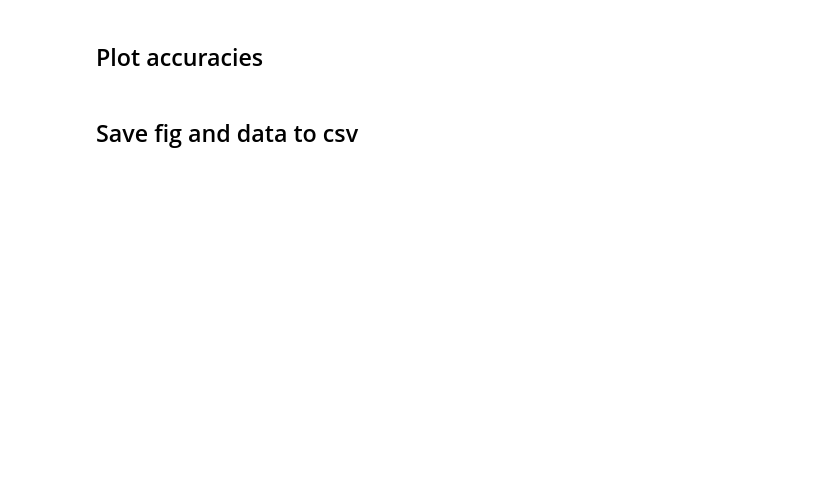
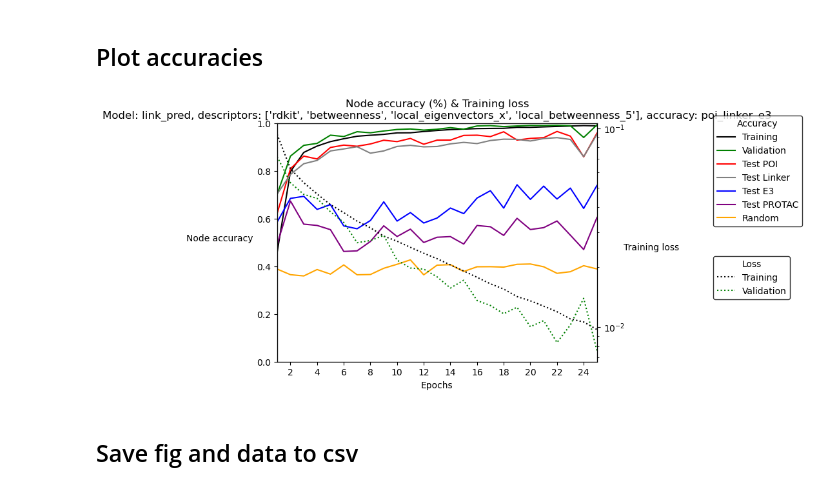
Before and after one commit to ribesstefano/PROTAC-Splitter, a Jupyter notebook: notebooks/GNN/gnn_full_pipeline_v1.2.ipynb, the cells around one changed output. Saved outputs shown, nothing was run; the diff lists cells and outputs as text; code cells hidden in the pictures; blank space fills up the shorter version.

```diff
--- a/notebooks/GNN/gnn_full_pipeline_v1.2.ipynb
+++ b/notebooks/GNN/gnn_full_pipeline_v1.2.ipynb
@@ -2369,7 +2452,7 @@ node_descriptors = core_descriptors + extra_desctiprots
 
 #I have more graph descriptors, but they are not highlighted here
 #Highlighted_graph_descriptors = ['betweenness', 'local_betweenness_5', 'local_eigenvectors_x', 'local_normAvgShortestPath_5', 'local_prod_betweenness_avgShortestPath_4']   ##Which graph descriptors to calculate for the data and use to train the GNN model. There exists more graph descriptors
-selected_graph_descriptors = ['betweenness'] #, 'local_eigenvectors_x', 'local_betweenness_5'] #['degree', 'closeness','betweenness', 'eigenvector'] ##eigenvector, 'local_ovality_4'
+selected_graph_descriptors = ['betweenness', 'local_eigenvectors_x', 'local_betweenness_5'] #['degree', 'closeness','betweenness', 'eigenvector'] ##eigenvector, 'local_ovality_4'
 
 
 model_types = ["boundary_pred", "node_pred", "node_pred_graph", "link_pred"]
@@ -2423,7 +2506,7 @@ if not load_datasets:
 save_datasets = False
 
 if save_datasets and not load_datasets:
-    dataset_path =  'datasets_train3720_desc_rdkit_betweenness_randbond.pickle' #'datasets_train1860_descrdkitgraph_randbond.pickle'  #'datasets_descrdkitgraph.pickle'
+    dataset_path =  'datasets_train3720_5xFold_desc_rdkit_betweenness_randbond.pickle' #'datasets_train1860_descrdkitgraph_randbond.pickle'  #'datasets_descrdkitgraph.pickle'
     if True: #not os.path.exists(dataset_path):
         with open(dataset_path, 'wb') as file:
             pickle.dump(datasets, file)
@@ -2903,6 +2986,7 @@ layer_dims = [1024 for i in range(num_layers)] #[128 for i in range(num_layers)]
 output_layer_type = "linear_linkpred_symmetric"                   #unsure if about data leakage withing a batch with a batchsize greater than 1 - I sum all node features in the batch - Should be sum over a graph, for all graphs
 gnn_layer_type = "GraphConv" #     ['GraphConv', 'GCNConv', 'GATConv', 'SAGEConv', 'TransformerConv'])   #Have not implemented AttentiveFP and GINConv yet.
 
+use_jumping_knowledge = True
 
 use_edge_information = False
 
@@ -2936,7 +3020,8 @@ init_params = {'model_type': model_type,
                'dropout_rate': dropout_rate,
                'use_batch_normalization': use_batch_normalization,
                'last_activation_function': last_activation_function,
-               'use_edge_information': use_edge_information}
+               'use_edge_information': use_edge_information,
+               'use_jumping_knowledge': use_jumping_knowledge}
 
 if 'model' in locals():
     del model
@@ -2949,7 +3034,9 @@ model.to(device=device)
 
 # Match predicted POI against E3's
 e3_trainval_substruct_smi_df_without_attachment = pd.read_csv('../../data/e3_trainval_substructures_without_attachment.csv')
+poi_trainval_substruct_smi_df_without_attachment = pd.read_csv('../../data/poi_trainval_substructures_without_attachment.csv')
 e3_database = e3_trainval_substruct_smi_df_without_attachment["E3 SMILES"].to_list()
+poi_database = poi_trainval_substruct_smi_df_without_attachment["POI SMILES"].to_list()
 
 
 
@@ -2960,13 +3047,15 @@ optimizer = optim.Adam
 criterion = nn.CrossEntropyLoss(reduction=criterion_reduction)
 regression_criterion = None #nn.L1Loss()
 
-accuracy_type =  "ligand_linker" #"poi_linker_e3" #
+accuracy_type =  "poi_linker_e3"#"ligand_linker" #"poi_linker_e3" #
+
+curriculum_learn_on_ligandLinker_for_x_epochs = 0 #not implemeted yet
 
 
 #Early stopping parameters
 num_epochs = 100
-max_epochs = 25 #another stopping criteria
-val_early_stopping = True #model looks back 2*n epochs to decide if it shall continue or stop, depending on validation loss. IF median has increased => Stop.
+max_epochs = 10 #another stopping criteria
+val_early_stopping = False #model looks back 2*n epochs to decide if it shall continue or stop, depending on validation loss. IF median has increased => Stop.
 median_over_n_val_losses = None# 15
 min_over_n_val_losses = 5
 stop_if_val_acc_below_x_at_n_list = None
@@ -3026,7 +3115,9 @@ def standard_train_model(model, datasets_custom = datasets): # [datasets[0][0],
                                 datasets_to_print=dataset_names, #number of elements is what matters, not which or how many: train->val->testsets
                                 compute_pretrained_values=compute_pretrained_values,
                                 accuracy_type=accuracy_type,
-                                e3_database=e3_database
+                                e3_database=e3_database,
+                                poi_database=poi_database,
+                                curriculum_learn_on_ligandLinker_for_x_epochs = curriculum_learn_on_ligandLinker_for_x_epochs
         )
     return output
 
@@ -3398,7 +3522,7 @@ ax1.tick_params(axis='y', labelcolor="black")
 ax1.set_ylim(bottom=0, top=1)
 ax1.set_xlim(left=min(x), right=max(x))
 #ax1.legend(loc='lower left')
-ax1.set_title(label=f"Node accuracy (%) & Training loss\nModel: {model_type}, descriptors: {core_descriptors + selected_graph_descriptors}, accuracy: {model.accuracy_type}")
+ax1.set_title(label=f"Node accuracy (%) & Training loss\nModel: {model_type}, descriptors: {core_descriptors + model.graph_descriptor_list}, accuracy: {model.accuracy_type}")
 
 ax2 = ax1.twinx()  # instantiate a second axes that shares the same x-axis
 
@@ -3417,33 +3541,35 @@ ax3.set_yticks([])
 legend_positions = [0.8, 0.38-0.027, 0.07-0.025]
 available_axies = [ax1, ax2, ax3]
 legend_titles = ['Accuracy', 'Accuracy post-processed', 'Loss']
 plot_list = [accuracy_plots_list, postprocessed_accuracy_plots_list, loss_plot_list]
 if plot_postprocessed is False:
     del legend_positions[2]
     del available_axies[2]
     del legend_titles[1]
     del plot_list[1]
 
 for chosen_plot_list, legend_pos, chosen_ax, leg_title in zip(plot_list, legend_positions, available_axies, legend_titles):
     lables = []
     for idx, plot in enumerate(chosen_plot_list):
         label = plot[0].get_label()
         lables.append(label)
         if idx == 0:
             plots = plot
         else:
             plots = plots+plot
     #lables = [plot.get_label() for plot in plots]
     leg = chosen_ax.legend(plots, lables, loc='center left', bbox_to_anchor=(1.35, legend_pos), frameon=True, title=leg_title)
     leg.get_frame().set_linewidth(1.0)
     leg.get_frame().set_edgecolor('k')
     #ax1.add_artist(leg)
     #chosen_ax.legend(frameon=True)
 
 
 
 #fig.tight_layout()  # otherwise the right y-label is slightly clipped
 fig.show()
+# %% [output]
+[figure, added]
 # %% [markdown]
 ## Save fig and data to csv
 # %%
```
Also changed, not shown: parts of 8 cells of this notebook.
